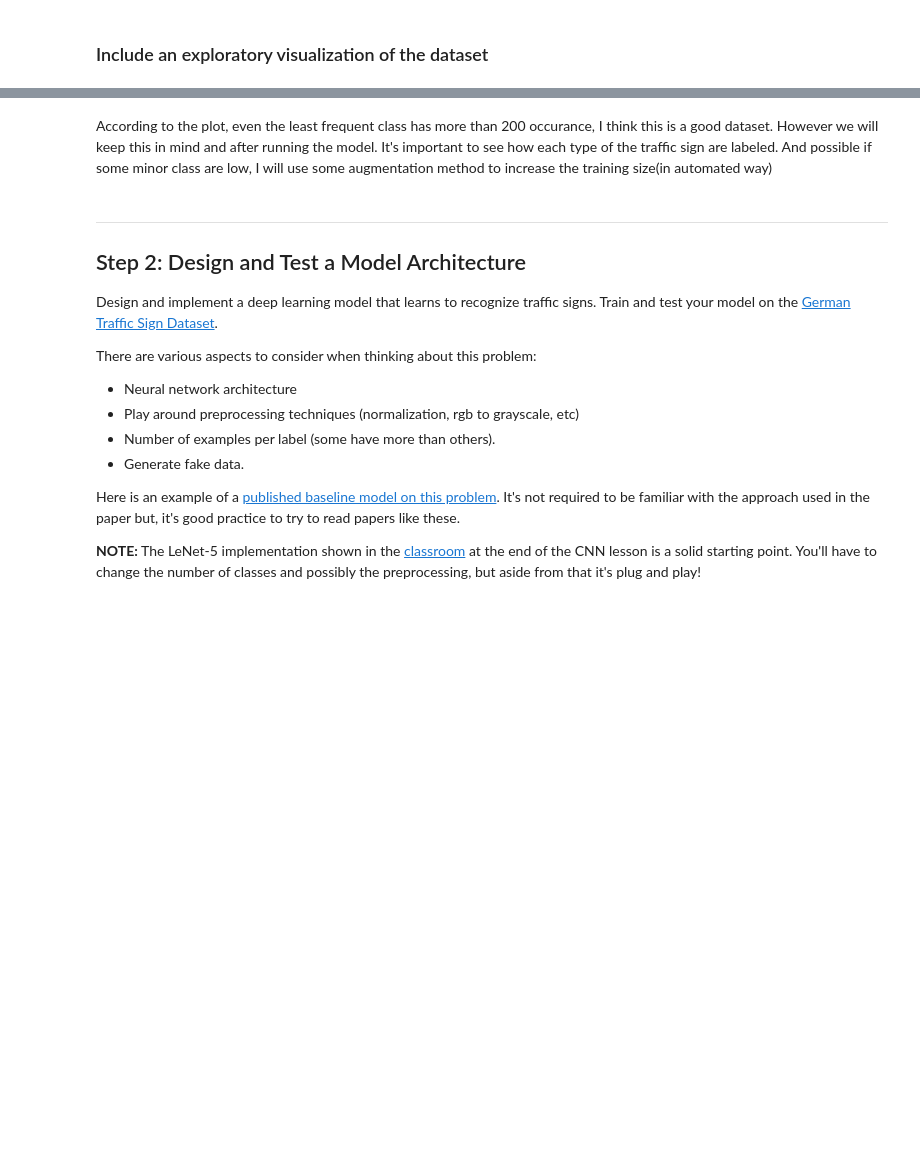
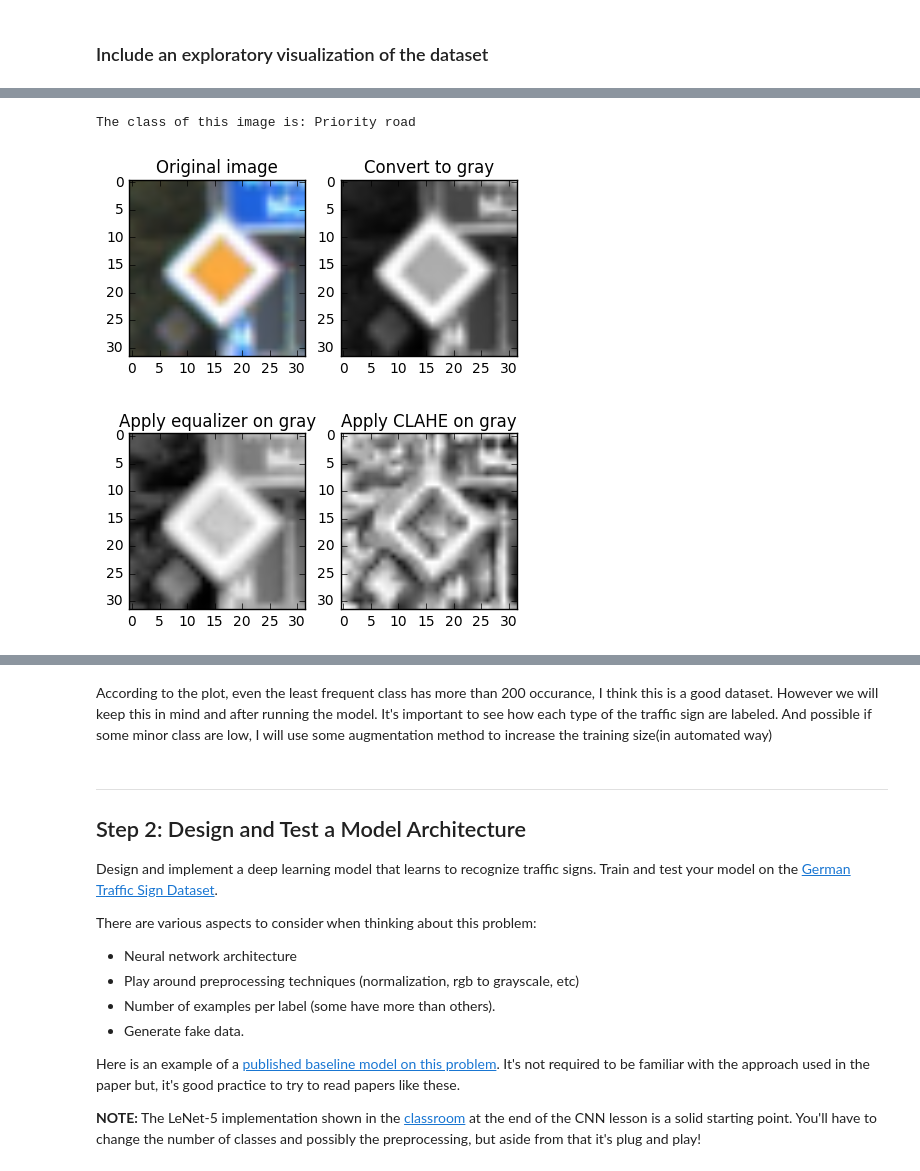
Before and after one commit to shadowind/TrafficSignClassificationCNN, a Jupyter notebook: Traffic_Sign_Classifier.ipynb, the cells around one changed output, grey strips where cells are left out. Saved outputs shown, nothing was run; the diff lists cells and outputs as text; code cells hidden in the pictures; blank space fills up the shorter version.

```diff
--- a/Traffic_Sign_Classifier.ipynb
+++ b/Traffic_Sign_Classifier.ipynb
@@ -239,7 +178,9 @@ trim_imgs = [trim_resize_image(img, size, coords) for img, size, coords in zip(X
 # %%
 # 2. plot grayscale
 image_tranformation(X_train[index])
-image_tranformation(trim_imgs[index])
+# %% [output]
+The class of this image is: Priority road
+[figure, added]
 # %%
 # 2. plot each type traffic sign count in training set(histogram)
 
```
Also changed, not shown: parts of 49 cells of this notebook, 9 other files.
